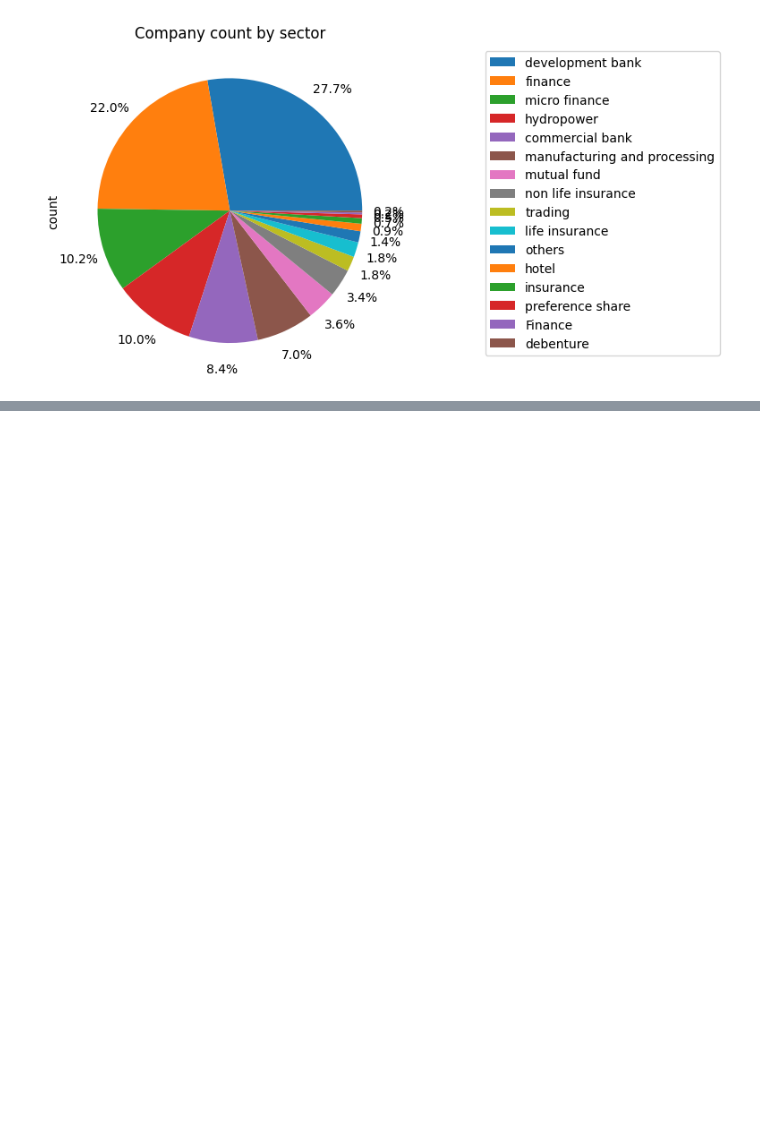
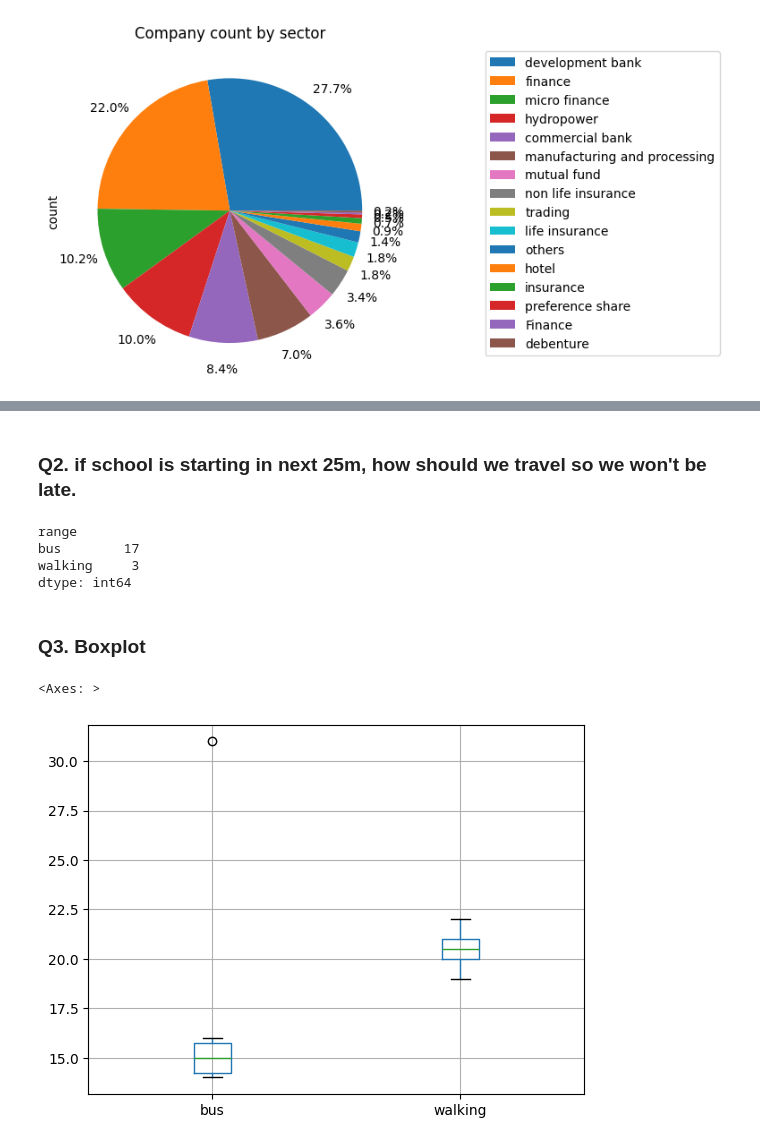
Before and after one commit to SajagAcharyaMasters/CC7182NI-Classes, a Jupyter notebook: stats intro/plotting.ipynb, the cells around one changed output, grey strips where cells are left out. Saved outputs shown, nothing was run; the diff lists cells and outputs as text; code cells hidden in the pictures; blank space fills up the shorter version.

```diff
--- a/stats intro/plotting.ipynb
+++ b/stats intro/plotting.ipynb
@@ -55,0 +166,10 @@ plt.show()
+# %%
+data = [[16, 22],
+[14, 19],
+[15, 21],
+[14, 20],
+[31, 21],
+[15, 20]]
+import numpy as np
+d = np.array(data)
+print(d)
@@ -55,0 +185,4 @@ plt.show()
+# %%
+import pandas as pd
+df = pd.DataFrame(d, columns=['bus', 'walking'])
+df.describe()
@@ -55,0 +199,17 @@ plt.show()
+# %% [markdown]
+### Q2. if school is starting in next 25m, how should we travel so we won't be late.
+# %%
+# print('range', np.ptp(d, axis=0))
+print('range', np.ptp(df, axis=0), sep='\n')
+# %% [output]
+range
+bus        17
+walking     3
+dtype: int64
+# %% [markdown]
+### Q3. Boxplot
+# %%
+df.boxplot()
+# %% [output]
+<Axes: >
+[figure, added]
```
Also changed, not shown: parts of 32 cells of this notebook.
